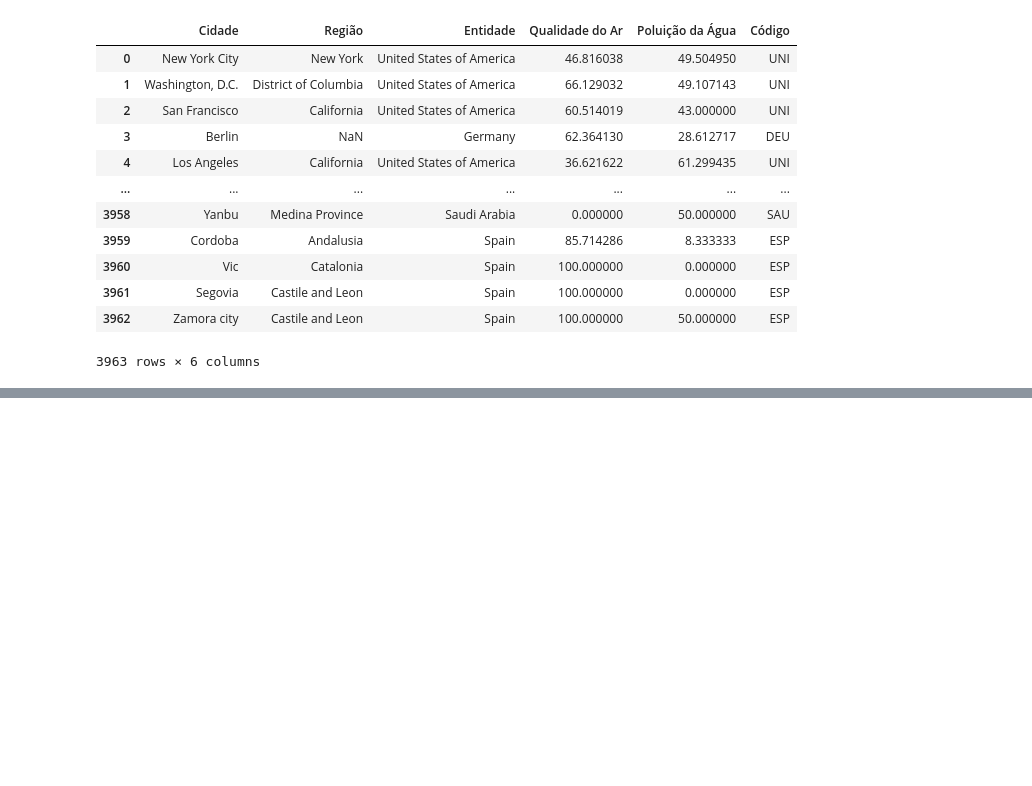
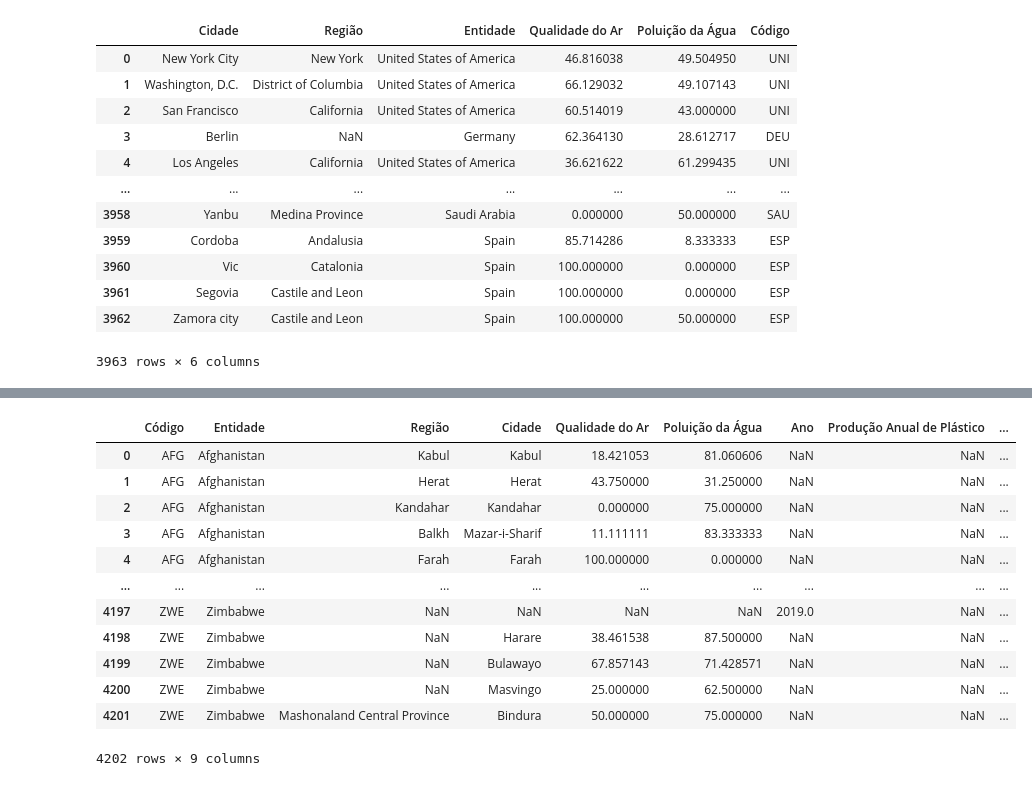
Before and after one commit to patinaomi/global-solutions, a Jupyter notebook: AI & Chatbot/producao_plastico.ipynb, the cells around one changed output, grey strips where cells are left out. Cells and saved outputs as stored; diff of their text form; code cells hidden in the pictures; blank space fills up the shorter version.

```diff
--- a/AI & Chatbot/producao_plastico.ipynb
+++ b/AI & Chatbot/producao_plastico.ipynb
@@ -785,22 +785,22 @@ entidades_sem_codigos.to_csv('Entidas_sem_codigos.csv', index=False)
 ### 6.3.5. Criar os Códigos que nao foram gerados
 # %%
 # Função para gerar código
-def generate_code(entity, existing_codes):
-    base_code = entity[:3].upper()
+def criar_codigos_unicos(entidade, codigos_existentes):
+    base_code = entidade[:3].upper()
     code = base_code
     i = 1
-    while code in existing_codes:
+    while code in codigos_existentes:
         code = f"{base_code}{i}"
         i += 1
-    existing_codes.add(code)
+    codigos_existentes.add(code)
     return code
 
 # Conjunto de códigos existentes
-existing_codes = set(todas_entidades['Código'].dropna().unique())
+codigos_existentes = set(todas_entidades['Código'].dropna().unique())
 
 # Aplicar a função de geração de código
 todas_entidades['Código'] = todas_entidades.apply(
-    lambda row: generate_code(row['Entidade'], existing_codes) if pd.isnull(row['Código']) else row['Código'], axis=1
+    lambda row: criar_codigos_unicos(row['Entidade'], codigos_existentes) if pd.isnull(row['Código']) else row['Código'], axis=1
 )
 
 # Verificar o resultado final
@@ -878,3 +880,5 @@ df5_atualizado
 | 3961 | Segovia | Castile and Leon | Spain | 100.000000 | 0.000000 | ESP |
 | 3962 | Zamora city | Castile and Leon | Spain | 100.000000 | 50.000000 | ESP |
 3963 rows × 6 columns
+# %%
+df5_atualizado = df5_atualizado[['Código','Entidade','Região','Cidade','Qualidade do Ar','Poluição da Água']]
@@ -880,0 +937,4 @@ df5_atualizado
+# %%
+# Fazer o merge dos DataFrames usando a coluna "Código", Arquivo 1 e 5
+df_combinado = pd.merge(df5_atualizado, df_producao_plastico, how='outer')
+df_combinado.to_csv('df_combinado.csv', index=False)
@@ -880,0 +975,19 @@ df5_atualizado
+# %%
+# Fazer o merge dos DataFrames usando a coluna "Código", Arquivo 2 e 5
+df_combinado_dois = pd.merge(df_combinado, df_residuos, how='outer')
+df_combinado_dois.to_csv('df_combinado_dois.csv', index=False)
+df_combinado_dois
+# %% [output]
+|  | Código | Entidade | Região | Cidade | Qualidade do Ar | Poluição da Água | Ano | Produção Anual de Plástico | ... |
+| 0 | AFG | Afghanistan | Kabul | Kabul | 18.421053 | 81.060606 | NaN | NaN | ... |
+| 1 | AFG | Afghanistan | Herat | Herat | 43.750000 | 31.250000 | NaN | NaN | ... |
+| 2 | AFG | Afghanistan | Kandahar | Kandahar | 0.000000 | 75.000000 | NaN | NaN | ... |
+| 3 | AFG | Afghanistan | Balkh | Mazar-i-Sharif | 11.111111 | 83.333333 | NaN | NaN | ... |
+| 4 | AFG | Afghanistan | Farah | Farah | 100.000000 | 0.000000 | NaN | NaN | ... |
+| ... | ... | ... | ... | ... | ... | ... | ... | ... | ... |
+| 4197 | ZWE | Zimbabwe | NaN | NaN | NaN | NaN | 2019.0 | NaN | ... |
+| 4198 | ZWE | Zimbabwe | NaN | Harare | 38.461538 | 87.500000 | NaN | NaN | ... |
+| 4199 | ZWE | Zimbabwe | NaN | Bulawayo | 67.857143 | 71.428571 | NaN | NaN | ... |
+| 4200 | ZWE | Zimbabwe | NaN | Masvingo | 25.000000 | 62.500000 | NaN | NaN | ... |
+| 4201 | ZWE | Zimbabwe | Mashonaland Central Province | Bindura | 50.000000 | 75.000000 | NaN | NaN | ... |
+4202 rows × 9 columns
```
Also changed, not shown: parts of 22 cells of this notebook, 6 other files.
